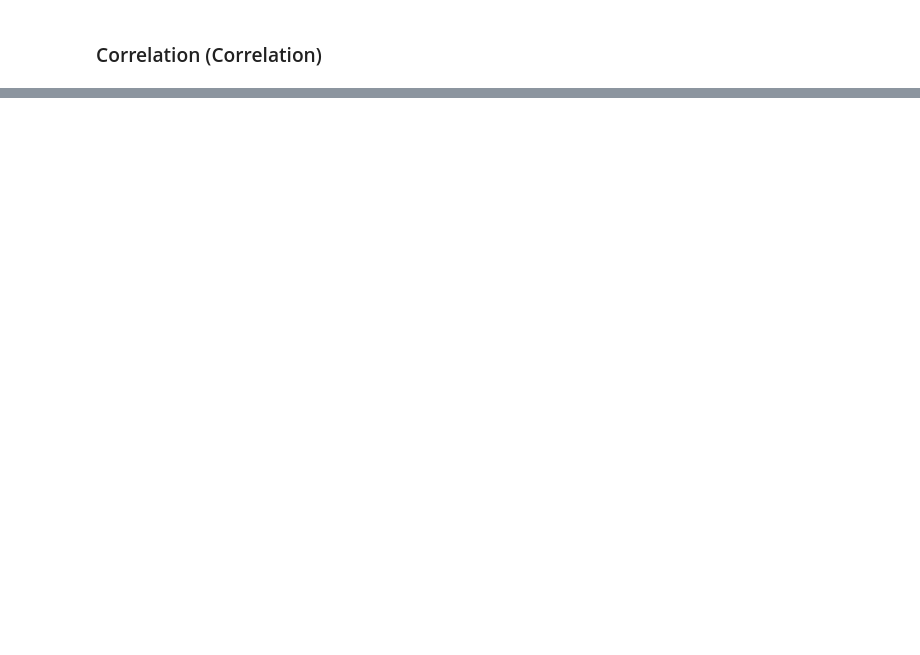
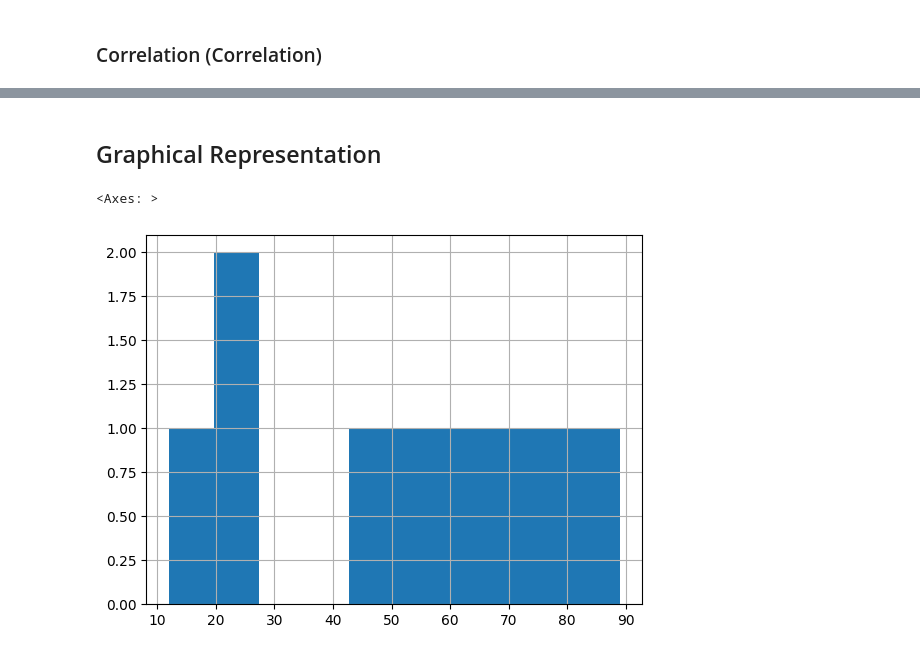
Before and after one commit to pmarcosfelipe/python-statistics, a Jupyter notebook: statistics.ipynb, the cells around one changed output, grey strips where cells are left out. Saved outputs shown, nothing was run; the diff lists cells and outputs as text; code cells hidden in the pictures; blank space fills up the shorter version.

Commit message:
add histogram representation

```diff
--- a/statistics.ipynb
+++ b/statistics.ipynb
@@ -91,0 +151,9 @@ measures_dataframe.corr(method="spearman")
+# %% [markdown]
+## Graphical Representation
+# %%
+# Histogram - Age
+
+measures_dataframe.age.hist()
+# %% [output]
+<Axes: >
+[figure, added]
```
Also changed, not shown: parts of 19 cells of this notebook, 2 other files.
